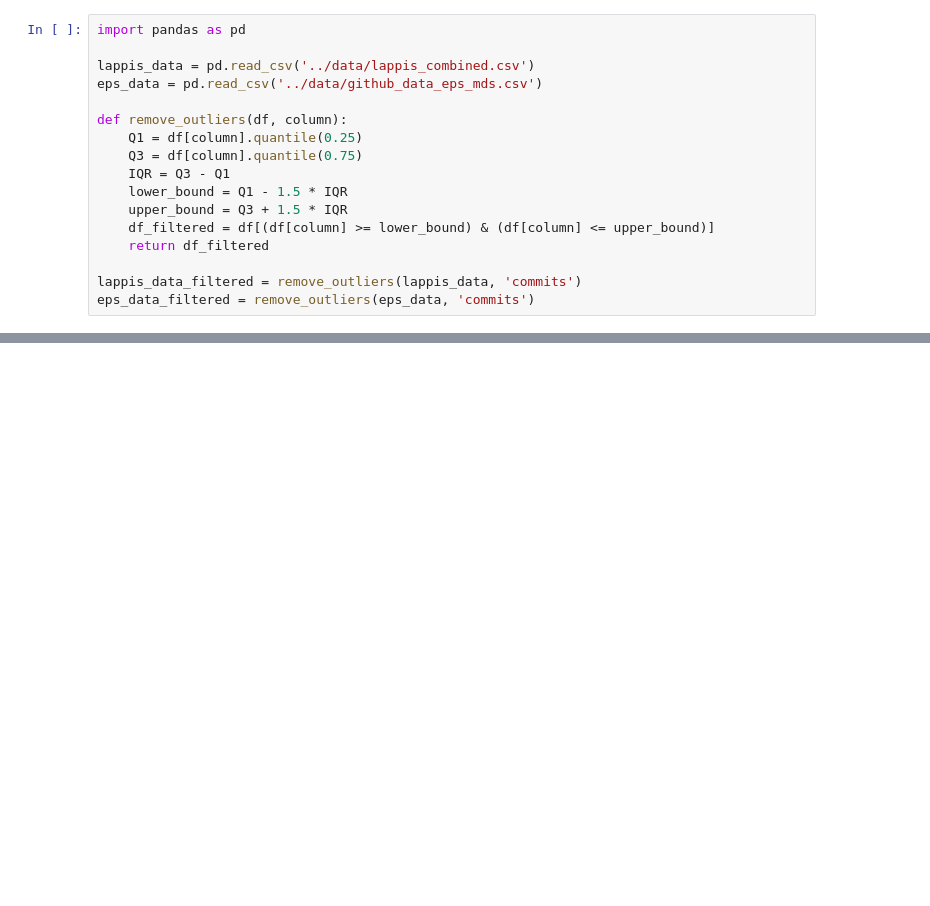
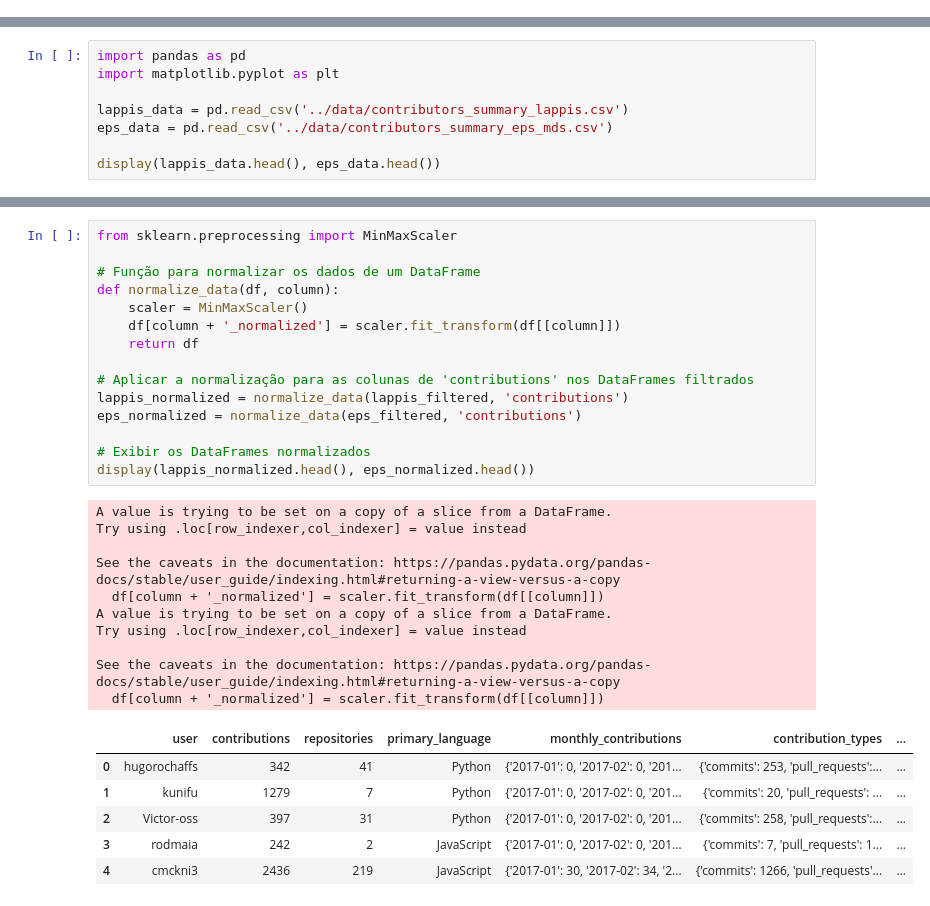
Before and after one commit to joycejdm/icse_analysis, a Jupyter notebook: notebook/contributions_analysis.ipynb, the cells around one changed output, grey strips where cells are left out. Saved outputs shown, nothing was run; the diff lists cells and outputs as text; blank space fills up the shorter version.

```diff
--- a/notebook/contributions_analysis.ipynb
+++ b/notebook/contributions_analysis.ipynb
@@ -26,17 +0,0 @@ See the caveats in the documentation: https://pandas.pydata.org/pandas-docs/stab
-# %%
-import pandas as pd
-
-lappis_data = pd.read_csv('../data/lappis_combined.csv')
-eps_data = pd.read_csv('../data/github_data_eps_mds.csv')
-
-def remove_outliers(df, column):
-    Q1 = df[column].quantile(0.25)
-    Q3 = df[column].quantile(0.75)
-    IQR = Q3 - Q1
-    lower_bound = Q1 - 1.5 * IQR
-    upper_bound = Q3 + 1.5 * IQR
-    df_filtered = df[(df[column] >= lower_bound) & (df[column] <= upper_bound)]
-    return df_filtered
-
-lappis_data_filtered = remove_outliers(lappis_data, 'commits')
-eps_data_filtered = remove_outliers(eps_data, 'commits')
@@ -91,0 +1,8 @@ EPS                                 33.632653                      76.408163
+# %%
+import pandas as pd
+import matplotlib.pyplot as plt
+
+lappis_data = pd.read_csv('../data/contributors_summary_lappis.csv')
+eps_data = pd.read_csv('../data/contributors_summary_eps_mds.csv')
+
+display(lappis_data.head(), eps_data.head())
@@ -91,0 +111,32 @@ EPS                                 33.632653                      76.408163
+# %%
+from sklearn.preprocessing import MinMaxScaler
+
+# Função para normalizar os dados de um DataFrame
+def normalize_data(df, column):
+    scaler = MinMaxScaler()
+    df[column + '_normalized'] = scaler.fit_transform(df[[column]])
+    return df
+
+# Aplicar a normalização para as colunas de 'contributions' nos DataFrames filtrados
+lappis_normalized = normalize_data(lappis_filtered, 'contributions')
+eps_normalized = normalize_data(eps_filtered, 'contributions')
+
+# Exibir os DataFrames normalizados
+display(lappis_normalized.head(), eps_normalized.head())
+# %% [output]
+A value is trying to be set on a copy of a slice from a DataFrame.
+Try using .loc[row_indexer,col_indexer] = value instead
+
+See the caveats in the documentation: https://pandas.pydata.org/pandas-docs/stable/user_guide/indexing.html#returning-a-view-versus-a-copy
+  df[column + '_normalized'] = scaler.fit_transform(df[[column]])
+A value is trying to be set on a copy of a slice from a DataFrame.
+Try using .loc[row_indexer,col_indexer] = value instead
+
+See the caveats in the documentation: https://pandas.pydata.org/pandas-docs/stable/user_guide/indexing.html#returning-a-view-versus-a-copy
+  df[column + '_normalized'] = scaler.fit_transform(df[[column]])
+|  | user | contributions | repositories | primary_language | monthly_contributions | contribution_types | ... |
+| 0 | hugorochaffs | 342 | 41 | Python | {'2017-01': 0, '2017-02': 0, '201... | {'commits': 253, 'pull_requests':... | ... |
+| 1 | kunifu | 1279 | 7 | Python | {'2017-01': 0, '2017-02': 0, '201... | {'commits': 20, 'pull_requests': ... | ... |
+| 2 | Victor-oss | 397 | 31 | Python | {'2017-01': 0, '2017-02': 0, '201... | {'commits': 258, 'pull_requests':... | ... |
+| 3 | rodmaia | 242 | 2 | JavaScript | {'2017-01': 0, '2017-02': 0, '201... | {'commits': 7, 'pull_requests': 1... | ... |
+| 4 | cmckni3 | 2436 | 219 | JavaScript | {'2017-01': 30, '2017-02': 34, '2... | {'commits': 1266, 'pull_requests'... | ... |
```
Also changed, not shown: parts of 12 cells of this notebook, 1 other file.
